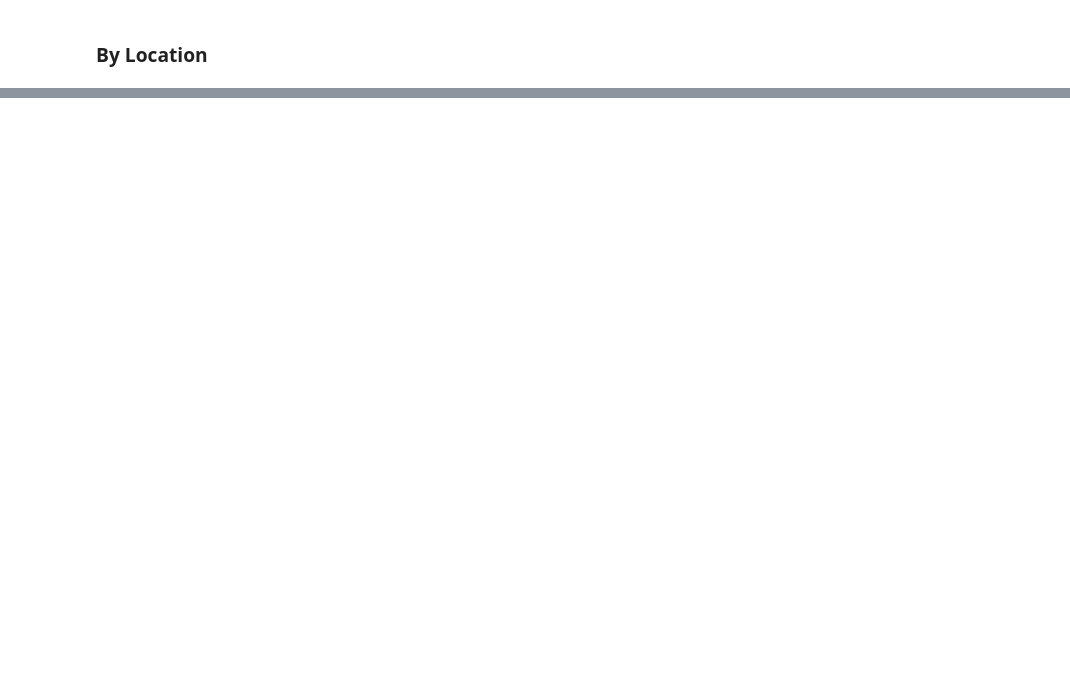
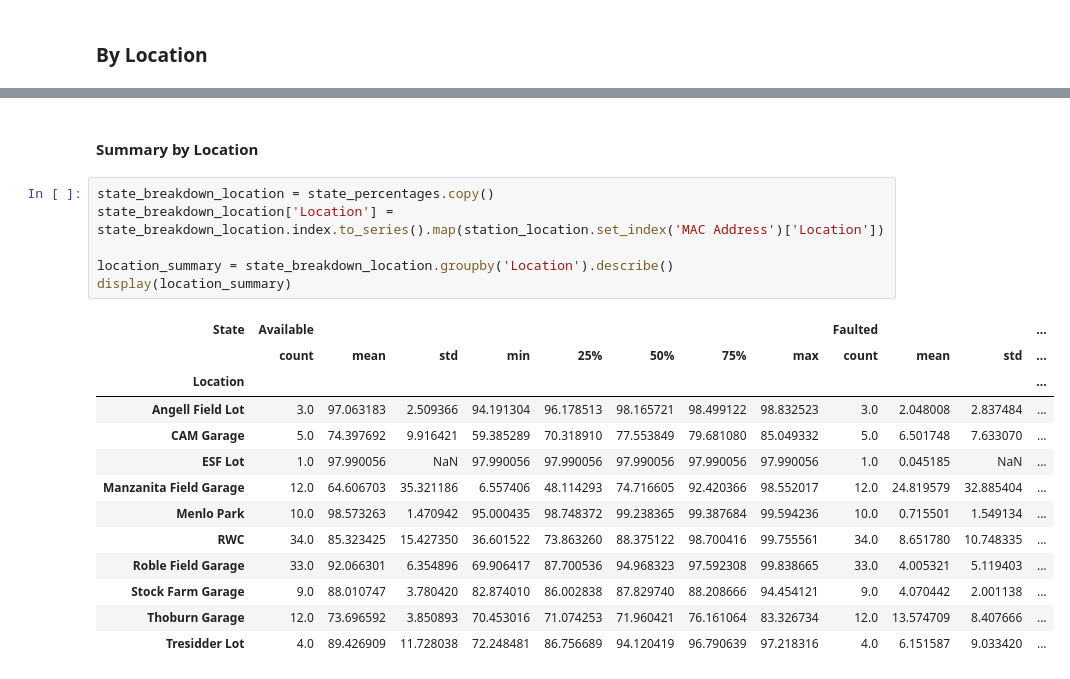
Before and after one commit to b-dagostino/charger-reliability, a Jupyter notebook: notebooks/bdag.ipynb, the cells around one changed output, grey strips where cells are left out. Drawn from its saved outputs; the diff is of its cells as text; blank space fills up the shorter version.

```diff
--- a/notebooks/bdag.ipynb
+++ b/notebooks/bdag.ipynb
@@ -596,0 +492,22 @@ with pd.option_context("display.max_rows", None):
+# %% [markdown]
+#### **Summary by Location**
+# %%
+state_breakdown_location = state_percentages.copy()
+state_breakdown_location['Location'] = state_breakdown_location.index.to_series().map(station_location.set_index('MAC Address')['Location'])
+
+location_summary = state_breakdown_location.groupby('Location').describe()
+display(location_summary)
+# %% [output]
+| State | Available |  |  |  |  |  |  |  | Faulted |  |  | ... |
+|  | count | mean | std | min | 25% | 50% | 75% | max | count | mean | std | ... |
+| Location |  |  |  |  |  |  |  |  |  |  |  | ... |
+| Angell Field Lot | 3.0 | 97.063183 | 2.509366 | 94.191304 | 96.178513 | 98.165721 | 98.499122 | 98.832523 | 3.0 | 2.048008 | 2.837484 | ... |
+| CAM Garage | 5.0 | 74.397692 | 9.916421 | 59.385289 | 70.318910 | 77.553849 | 79.681080 | 85.049332 | 5.0 | 6.501748 | 7.633070 | ... |
+| ESF Lot | 1.0 | 97.990056 | NaN | 97.990056 | 97.990056 | 97.990056 | 97.990056 | 97.990056 | 1.0 | 0.045185 | NaN | ... |
+| Manzanita Field Garage | 12.0 | 64.606703 | 35.321186 | 6.557406 | 48.114293 | 74.716605 | 92.420366 | 98.552017 | 12.0 | 24.819579 | 32.885404 | ... |
+| Menlo Park | 10.0 | 98.573263 | 1.470942 | 95.000435 | 98.748372 | 99.238365 | 99.387684 | 99.594236 | 10.0 | 0.715501 | 1.549134 | ... |
+| RWC | 34.0 | 85.323425 | 15.427350 | 36.601522 | 73.863260 | 88.375122 | 98.700416 | 99.755561 | 34.0 | 8.651780 | 10.748335 | ... |
+| Roble Field Garage | 33.0 | 92.066301 | 6.354896 | 69.906417 | 87.700536 | 94.968323 | 97.592308 | 99.838665 | 33.0 | 4.005321 | 5.119403 | ... |
+| Stock Farm Garage | 9.0 | 88.010747 | 3.780420 | 82.874010 | 86.002838 | 87.829740 | 88.208666 | 94.454121 | 9.0 | 4.070442 | 2.001138 | ... |
+| Thoburn Garage | 12.0 | 73.696592 | 3.850893 | 70.453016 | 71.074253 | 71.960421 | 76.161064 | 83.326734 | 12.0 | 13.574709 | 8.407666 | ... |
+| Tresidder Lot | 4.0 | 89.426909 | 11.728038 | 72.248481 | 86.756689 | 94.120419 | 96.790639 | 97.218316 | 4.0 | 6.151587 | 9.033420 | ... |
```
Also changed, not shown: parts of 12 cells of this notebook.
